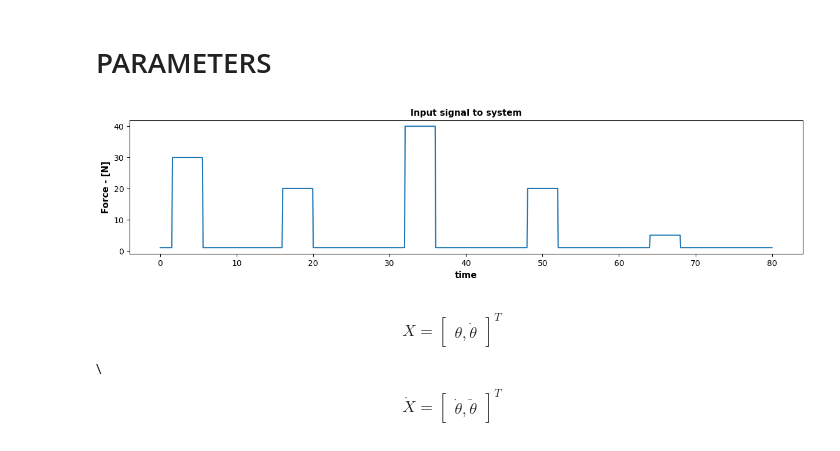
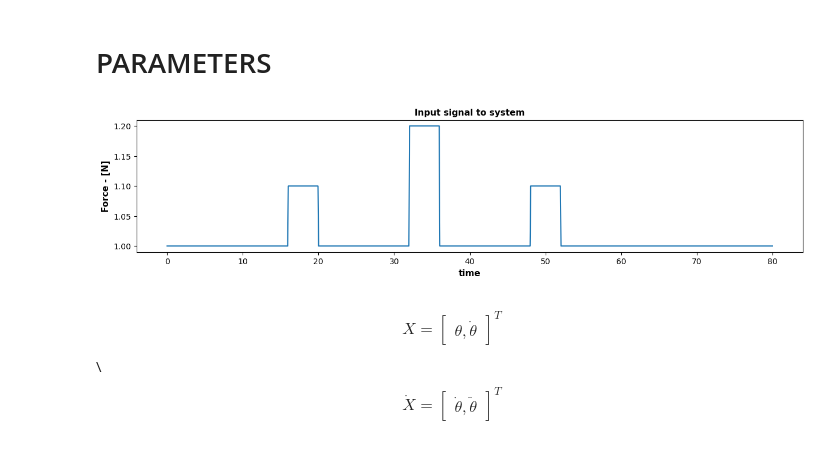
Before and after one commit to Yashwanth1531/Control_Systems, a Jupyter notebook: Pendulum_state_space.ipynb, the cells around one changed output. Cells and saved outputs as stored; diff of their text form; code cells hidden in the pictures.

```diff
--- a/Pendulum_state_space.ipynb
+++ b/Pendulum_state_space.ipynb
@@ -21,31 +19,31 @@ simulationTime=np.linspace(startTime,endTime,timeSteps)
 # PARAMETERS
 # %%
 # define the constants
-gConstant  = 9.81
-lConstant  = 1.0
-mConstant  = 5.0
-# set cConstant = 0.0 to turn off damping
-cConstant  = 4.0
+g  = 9.81;
+l  = 1.0;
+m  = 5.0;
+# set c = 0.0 to turn off damping
+c  = 4.0;
 # define the force input
-forceInput = np.ones_like(simulationTime)*1.0
-forceInput[20:70]   = 30.0
-forceInput[200:250] = 20.0
-forceInput[400:450] = 40.0
-forceInput[600:650] = 20.0
-forceInput[800:850] = 5.0
+forceInput = np.ones_like(simulationTime)*1.0;
+forceInput[20:70]   = 1.0;
+forceInput[200:250] = 1.1;
+forceInput[400:450] = 1.2;
+forceInput[600:650] = 1.1;
+forceInput[800:850] = 1.0;
 # forceInput = np.sin(1.0*simulationTime)
 # forceInput = np.sin(0.5*simulationTime)+np.cos(2*simulationTime)
 # forceInput = np.zeros_like(simulationTime) + np.random.rand(simulationTime.shape[0])
 
-plt.figure(figsize=(15,3))
-plt.title("Input signal to system", fontsize=11, fontweight="bold")
-plt.plot(simulationTime, forceInput)
-plt.xlabel('time', fontsize=11, fontweight="bold")
-plt.ylabel('Force - [N]', fontsize=11, fontweight="bold")
-plt.savefig('inputSequence.png',dpi=600)
-plt.show()
+plt.figure(figsize=(15,3));
+plt.title("Input signal to system", fontsize=11, fontweight="bold");
+plt.plot(simulationTime, forceInput);
+plt.xlabel('time', fontsize=11, fontweight="bold");
+plt.ylabel('Force - [N]', fontsize=11, fontweight="bold");
+plt.savefig('inputSequence.png',dpi=600);
+plt.show();
 # %% [output]
-[figure, old version]
+[figure, new version]
 # %% [markdown]
 \begin{equation}
 { X = \begin{bmatrix} {\theta, \dot{\theta}} \end{bmatrix}^{T} }
```
Also changed, not shown: parts of 8 cells of this notebook.
